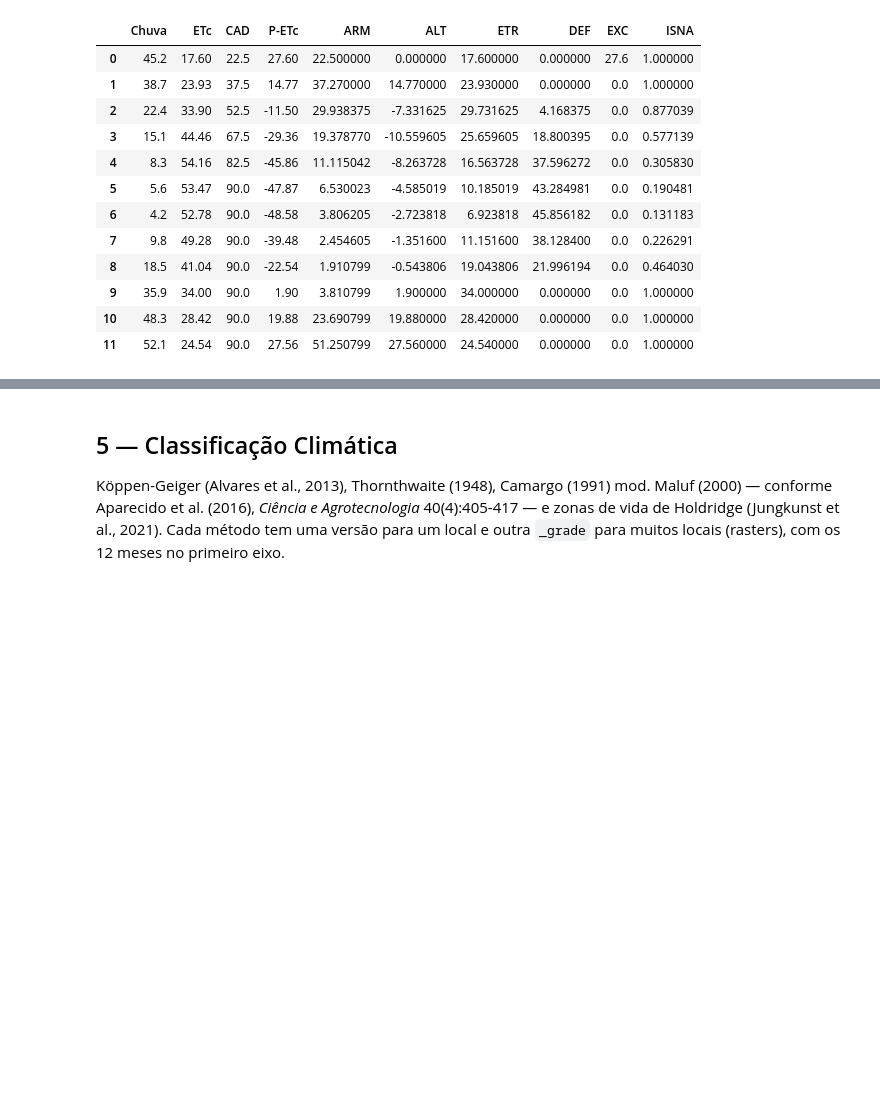
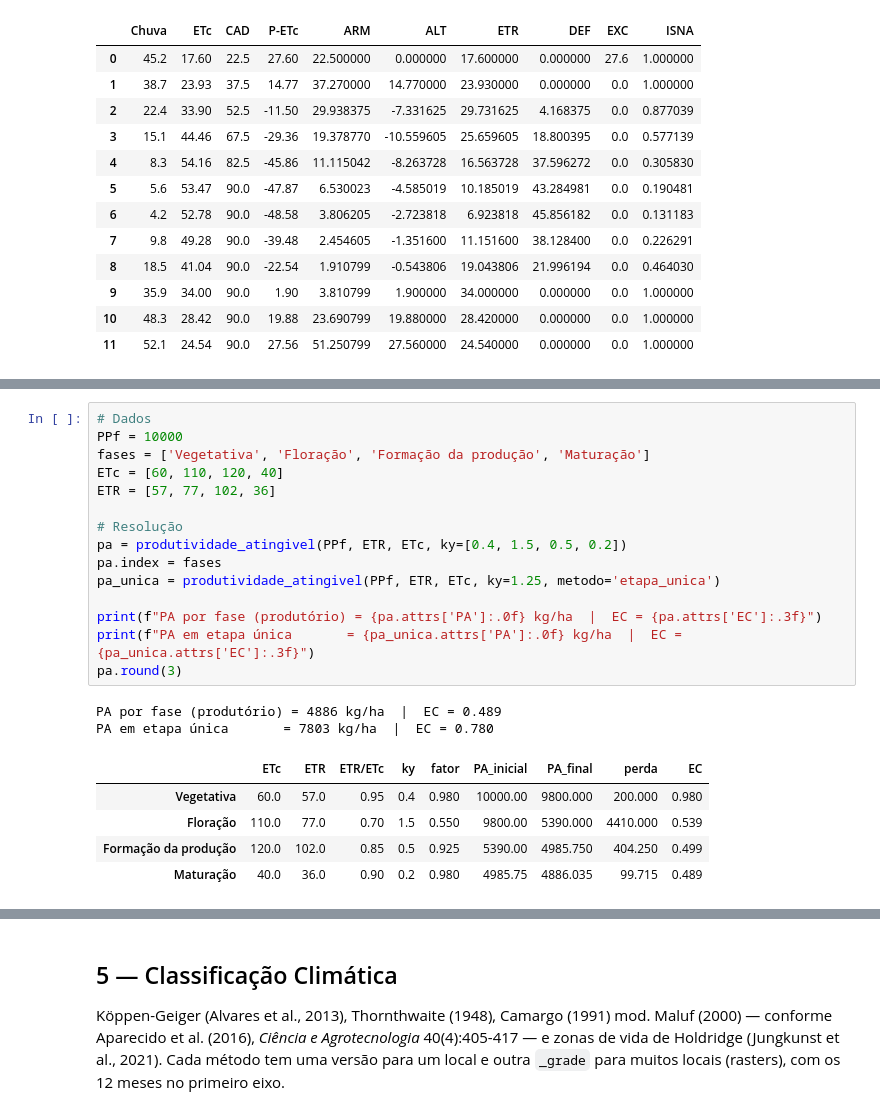
Before and after one commit to fcoliveira-utfpr/agrometeorologiapy, a Jupyter notebook: examples/formulas_agrometeorologia.ipynb, the cells around one changed output, grey strips where cells are left out. Cells and saved outputs as stored; diff of their text form; blank space fills up the shorter version.

```diff
--- a/examples/formulas_agrometeorologia.ipynb
+++ b/examples/formulas_agrometeorologia.ipynb
@@ -1829,0 +2420,23 @@ df_bhc
+# %%
+# Dados
+PPf = 10000
+fases = ['Vegetativa', 'Floração', 'Formação da produção', 'Maturação']
+ETc = [60, 110, 120, 40]
+ETR = [57, 77, 102, 36]
+
+# Resolução
+pa = produtividade_atingivel(PPf, ETR, ETc, ky=[0.4, 1.5, 0.5, 0.2])
+pa.index = fases
+pa_unica = produtividade_atingivel(PPf, ETR, ETc, ky=1.25, metodo='etapa_unica')
+
+print(f"PA por fase (produtório) = {pa.attrs['PA']:.0f} kg/ha  |  EC = {pa.attrs['EC']:.3f}")
+print(f"PA em etapa única       = {pa_unica.attrs['PA']:.0f} kg/ha  |  EC = {pa_unica.attrs['EC']:.3f}")
+pa.round(3)
+# %% [output]
+PA por fase (produtório) = 4886 kg/ha  |  EC = 0.489
+PA em etapa única       = 7803 kg/ha  |  EC = 0.780
+|  | ETc | ETR | ETR/ETc | ky | fator | PA_inicial | PA_final | perda | EC |
+| Vegetativa | 60.0 | 57.0 | 0.95 | 0.4 | 0.980 | 10000.00 | 9800.000 | 200.000 | 0.980 |
+| Floração | 110.0 | 77.0 | 0.70 | 1.5 | 0.550 | 9800.00 | 5390.000 | 4410.000 | 0.539 |
+| Formação da produção | 120.0 | 102.0 | 0.85 | 0.5 | 0.925 | 5390.00 | 4985.750 | 404.250 | 0.499 |
+| Maturação | 40.0 | 36.0 | 0.90 | 0.2 | 0.980 | 4985.75 | 4886.035 | 99.715 | 0.489 |
```
Also changed, not shown: parts of 17 cells of this notebook, 8 other files.
